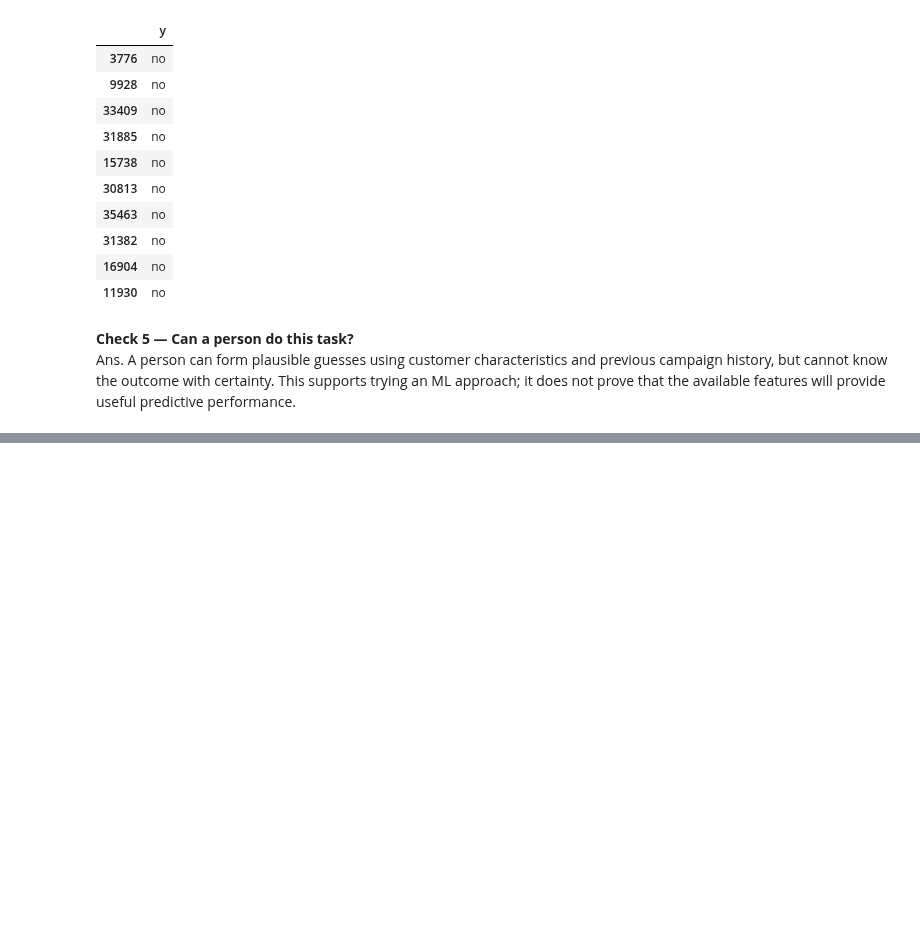
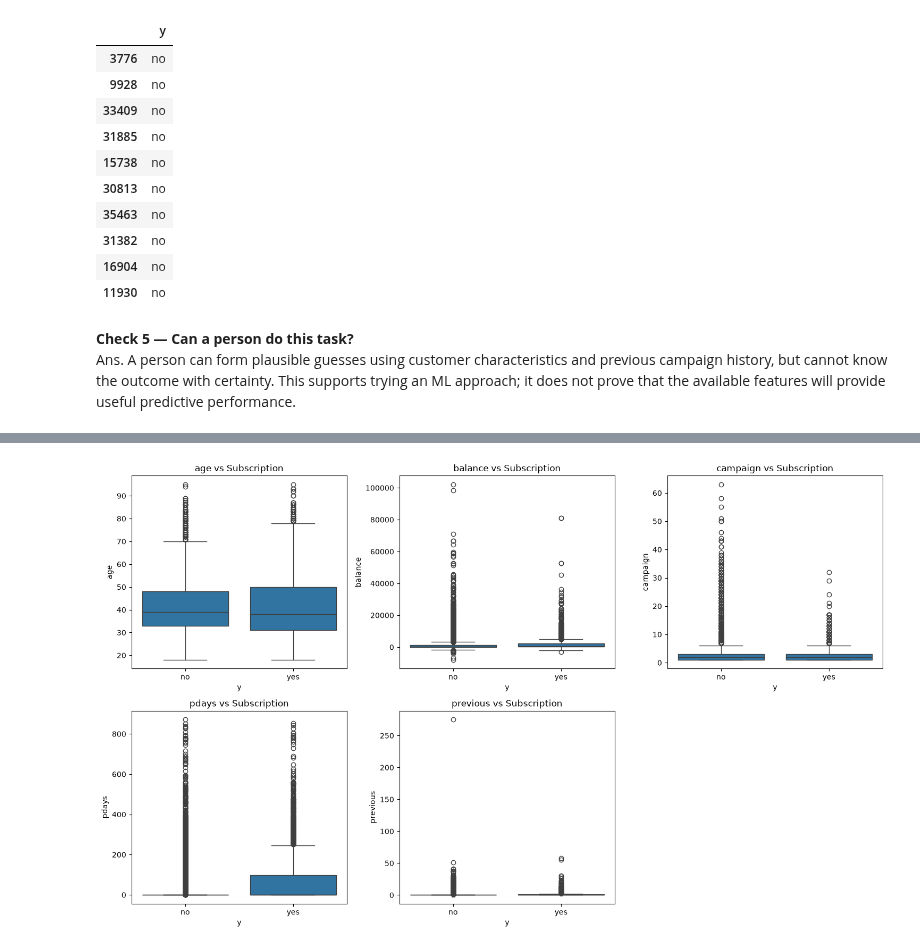
Before and after one commit to chiragagrawal02july-cloud/aiml-bootcamp-chirag, a Jupyter notebook: notebooks/day41_scoping.ipynb, the cells around one changed output, grey strips where cells are left out. Drawn from its saved outputs; the diff is of its cells as text; code cells hidden in the pictures; blank space fills up the shorter version.

```diff
--- a/notebooks/day41_scoping.ipynb
+++ b/notebooks/day41_scoping.ipynb
@@ -88,7 +90,7 @@ For example, if 12% of clients subscribed, the expected baseline AP would be abo
 * Some columns may be unavailable at the time the bank must choose whom to contact.
 # %%
 # Load the csv
-df = pd.read_csv("bank-full.csv", sep=";")
+df = pd.read_csv("../data/bank-full.csv", sep=";")
 
 print("Dataset Loaded Successfully!")
 print("Number of rows:", df.shape[0])
@@ -374,0 +437,17 @@ Ans. A person can form plausible guesses using customer characteristics and prev
+# %%
+# Numeric feature relationships
+numeric_features = ["age", "balance", "campaign", "pdays", "previous"]
+
+fig, ax = plt.subplots(2, 3, figsize=(15, 9))
+ax = ax.flatten()
+
+for i, col in enumerate(numeric_features):
+    sns.boxplot(data=eda_df, x="y", y=col, ax=ax[i])
+    ax[i].set_title(f"{col} vs Subscription")
+
+ax[-1].axis("off")
+
+plt.tight_layout()
+plt.show()
+# %% [output]
+[figure, added]
```
Also changed, not shown: parts of 19 cells of this notebook.
